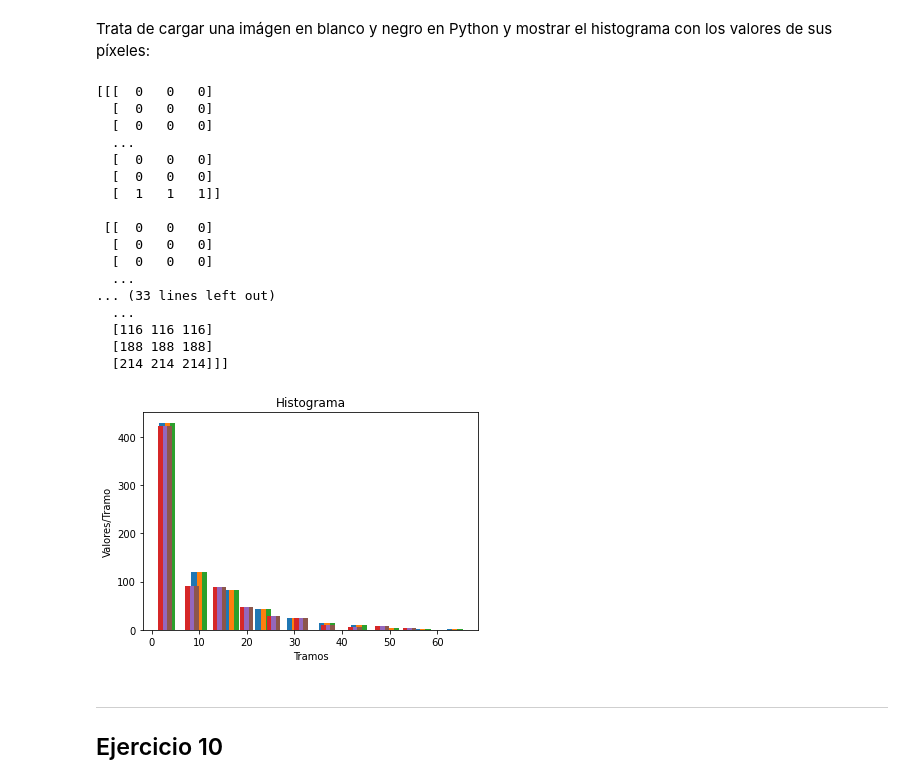
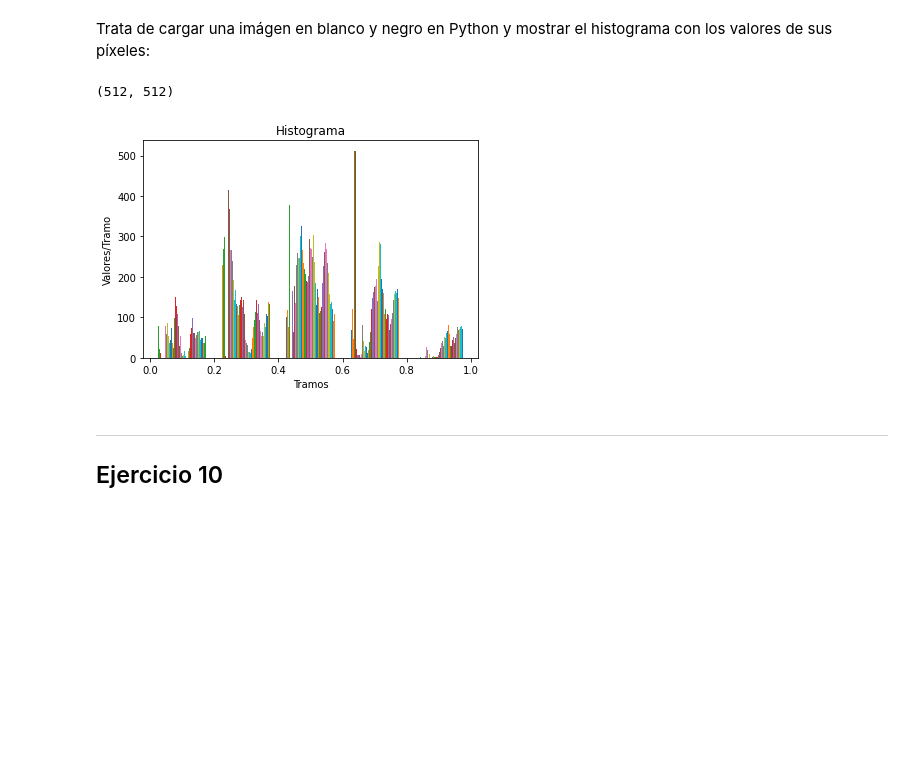
Before and after one commit to CarlosRyu98/PIA, a Jupyter notebook: 02 Desarrollo de aplicaciones de IA/03_Matplotlib_Ejercicios_3.ipynb, the cells around one changed output. Drawn from its saved outputs; the diff is of its cells as text; code cells hidden in the pictures; blank space fills up the shorter version.

```diff
--- a/02 Desarrollo de aplicaciones de IA/03_Matplotlib_Ejercicios_3.ipynb
+++ b/02 Desarrollo de aplicaciones de IA/03_Matplotlib_Ejercicios_3.ipynb
@@ -168,42 +170,25 @@ plt.show()
 ## Ejercicio 9
 # %% [markdown]
 Trata de cargar una imágen en blanco y negro en Python y mostrar el histograma con los valores de sus píxeles:
-# %%
-valores = plt.imread("03_Matplotlib_Imagen.jpg", format = "jpg")
-
-blancos = valores[0]
-negros = valores[1]
-
-print(valores)
-
-plt.hist(blancos, histtype = "bar", rwidth = 0.5)
-plt.hist(negros, histtype = "bar", rwidth = 0.5)
-
-# plt.hist(valores, histtype = "bar", rwidth = 0.5)
-
-plt.title("Histograma")
-plt.xlabel("Tramos")
-plt.ylabel("Valores/Tramo")
-plt.show()
-# %% [output]
-[[[  0   0   0]
-  [  0   0   0]
-  [  0   0   0]
-  ...
-  [  0   0   0]
-  [  0   0   0]
-  [  1   1   1]]
-
- [[  0   0   0]
-  [  0   0   0]
-  [  0   0   0]
-  ...
-... (33 lines left out)
-  ...
-  [116 116 116]
-  [188 188 188]
-  [214 214 214]]]
-[figure, removed]
+# %%
+# imagen = Image.open("03_Matplotlib_Imagen.jpg")
+# gImagen = imagen.convert('L')
+# valores=np.asarray(gImagen)
+# gImagen.save("03-ImagenGuardada.jpg")
+
+valores = plt.imread("lenna.png")
+print(valores.shape)
+sections = np.linspace(0, 1, 6)
+
+plt.hist(valores, sections, histtype = "bar", rwidth = 0.75)
+
+plt.title("Histograma")
+plt.xlabel("Tramos")
+plt.ylabel("Valores/Tramo")
+plt.show()
+# %% [output]
+(512, 512)
+[figure, added]
 # %% [markdown]
 ---
 ## Ejercicio 10
```
Also changed, not shown: parts of 4 cells of this notebook, 10 other files.
